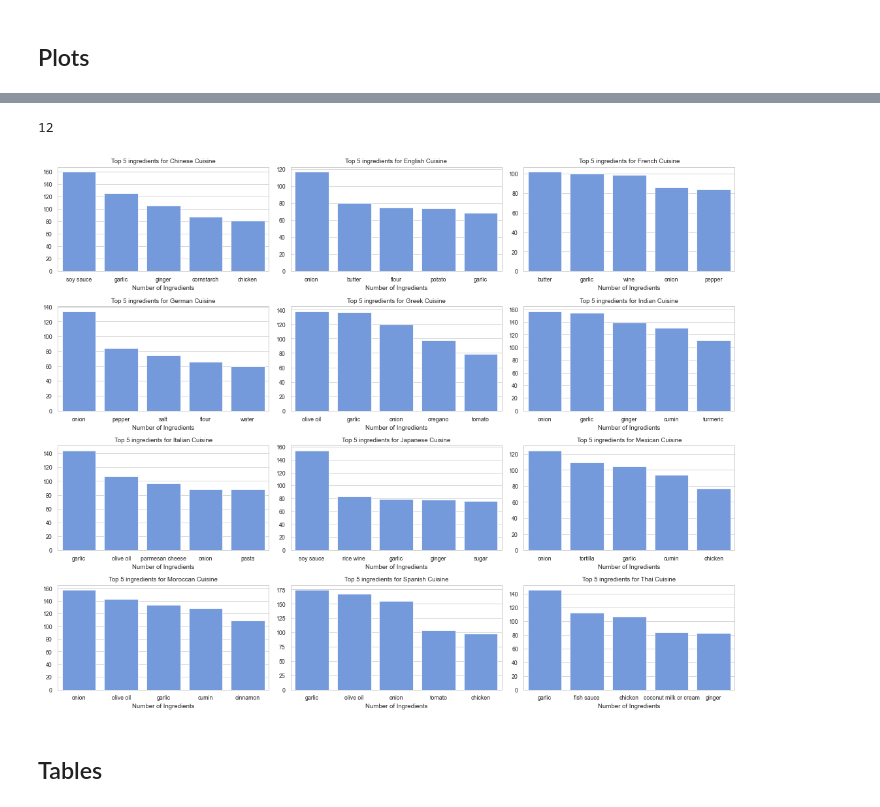
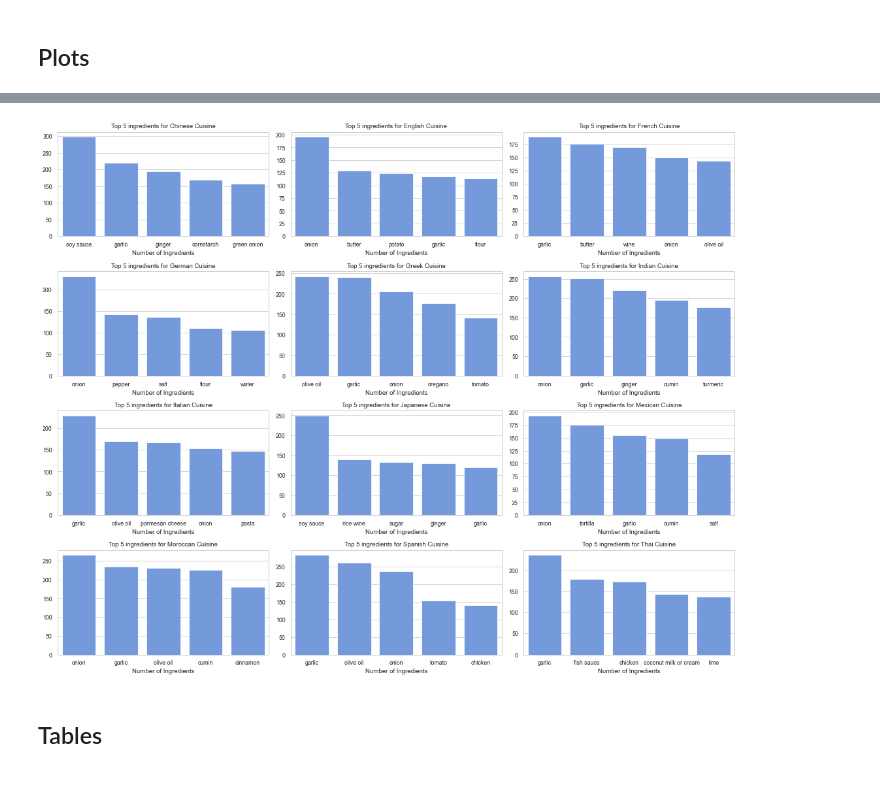
Before and after one commit to TedOiler/dme_gp, a Jupyter notebook: recipes/main.ipynb, the cells around one changed output, grey strips where cells are left out. Cells and saved outputs as stored; diff of their text form; code cells hidden in the pictures.

```diff
--- a/recipes/main.ipynb
+++ b/recipes/main.ipynb
@@ -71,7 +71,7 @@ for n in range(0, 12, 1):
 ## -- Plot number of ingredients
 sns.set_context('paper')
 sns.set_style("whitegrid")
-ax = sns.displot(np.sum(X_train,axis=1), bins=np.linspace(1,29,29)+1,kde=True)
+ax = sns.displot(np.sum(dataset_X,axis=1), bins=np.linspace(1,29,29)+1,kde=True)
 ax.set(xlabel="Number of Ingredients", title="Recipe length distribution (with KDE)")
 # ax.savefig("./Figures/Recipe_length.png", dpi=500) ## Save the figure produced
 
@@ -79,7 +79,7 @@ ax.set(xlabel="Number of Ingredients", title="Recipe length distribution (with K
 fig, ax = plt.subplots()
 # sum up occurences of each ingredient and
 # filter for the 20 most frequent
-most_freq_ing = X_train.sum().nlargest(20)
+most_freq_ing = dataset_X.sum().nlargest(20)
 ax = sns.barplot(x=most_freq_ing.index, y=most_freq_ing.values, color='cornflowerblue')
 ax.set(xlabel="Ingredients", ylabel="Number of Recipes", title="Top 20 ingredients")
 xticks = ax.set_xticklabels(ax.get_xticklabels(), rotation=90)
@@ -112,28 +112,24 @@ recipe length skewness 0.4307
-# %%
-len(y_train_labels.unique())
-# %% [output]
-12
 # %%
 ## Top ingredients per Cuisine
 
 n_ing = 5
 
 fig, axes = plt.subplots(4,3, figsize=(15,12))
 n = 0
 for i in range(0,4,1):
     for j in range(0,3,1):
         n+=1
-        idx = y_train.index[y_train.values == n]
-        freq_ing_cuis = X_train.loc[idx].sum()
+        idx = dataset_y.index[dataset_y.values == n]
+        freq_ing_cuis = dataset_X.loc[idx].sum()
         most_freq_ing_cuis = freq_ing_cuis.nlargest(n_ing)
         ax = sns.barplot(x=most_freq_ing_cuis.index, y=most_freq_ing_cuis, ax=axes[i,j], color='cornflowerblue')
         ax.set(xlabel="Number of Ingredients", title="Top 5 ingredients for {} Cuisine".format(labelName_mat[idx[0]][0].item()))
         plt.tight_layout()
 
 
 # ax.figure.savefig("./Figures/top_ing_per_cuisine.png", dpi=500,bbox_inches='tight') ## Save the figure produced
 # %% [output]
-[figure, old version]
+[figure, new version]
 # %% [markdown]
 ## Tables
 # %% [markdown]
```
Also changed, not shown: parts of 10 cells of this notebook.
